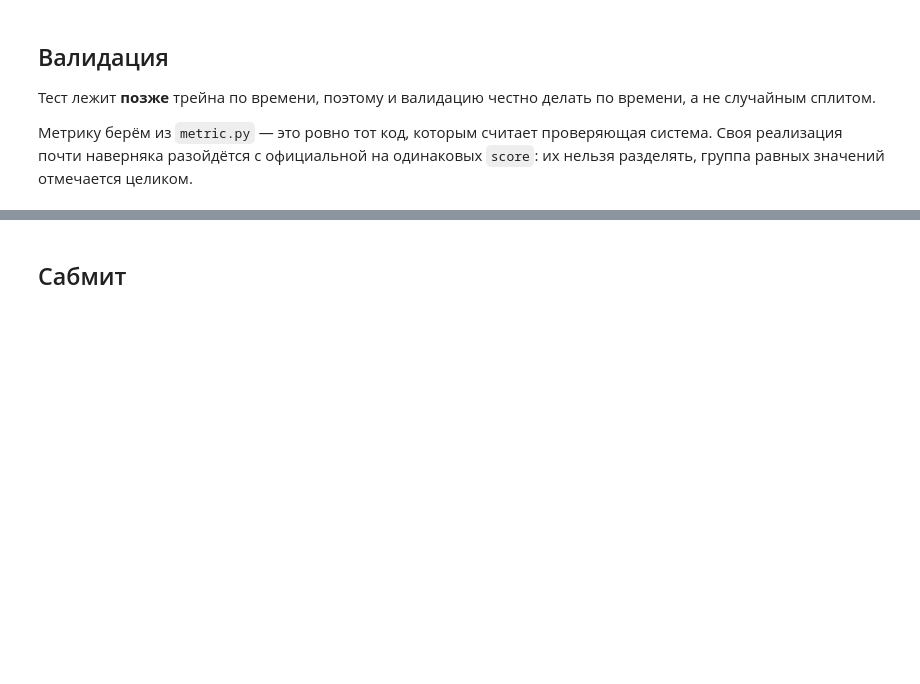
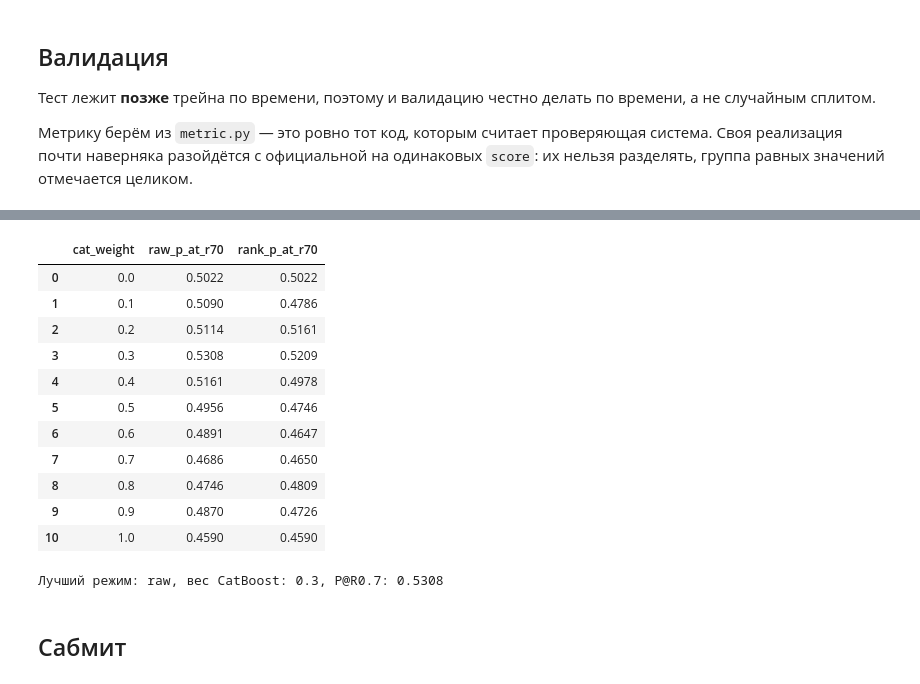
Before and after one commit to leaderpartiii/avito-bootcamp-fall, a Jupyter notebook: quickstart.ipynb, the cells around one changed output, grey strips where cells are left out. Cells and saved outputs as stored; diff of their text form; code cells hidden in the pictures; blank space fills up the shorter version.

```diff
--- a/quickstart.ipynb
+++ b/quickstart.ipynb
@@ -210,3 +348,45 @@ P@R0.7 на валидации: 0.4934
+# %%
+# Подбираем вес ансамбля только на временной валидации.
+def rank01(values):
+    return pd.Series(values).rank(method='average', pct=True).to_numpy()
+
+blend_results = []
+for cat_weight in np.linspace(0, 1, 11):
+    raw_score = cat_weight * cat_val_preds + (1 - cat_weight) * val_preds
+    rank_score = cat_weight * rank01(cat_val_preds) + (1 - cat_weight) * rank01(val_preds)
+    blend_results.append({
+        'cat_weight': cat_weight,
+        'raw_p_at_r70': precision_at_recall(y_val_fold, raw_score),
+        'rank_p_at_r70': precision_at_recall(y_val_fold, rank_score),
+    })
+
+blend_results = pd.DataFrame(blend_results)
+display(blend_results.round(4))
+best_raw = blend_results.loc[blend_results.raw_p_at_r70.idxmax()]
+best_rank = blend_results.loc[blend_results.rank_p_at_r70.idxmax()]
+if best_rank.rank_p_at_r70 > best_raw.raw_p_at_r70:
+    ensemble_mode = 'rank'
+    ensemble_cat_weight = float(best_rank.cat_weight)
+    ensemble_val_score = float(best_rank.rank_p_at_r70)
+else:
+    ensemble_mode = 'raw'
+    ensemble_cat_weight = float(best_raw.cat_weight)
+    ensemble_val_score = float(best_raw.raw_p_at_r70)
+print(f'Лучший режим: {ensemble_mode}, вес CatBoost: {ensemble_cat_weight:.1f}, P@R0.7: {ensemble_val_score:.4f}')
+# %% [output]
+|  | cat_weight | raw_p_at_r70 | rank_p_at_r70 |
+| 0 | 0.0 | 0.5022 | 0.5022 |
+| 1 | 0.1 | 0.5090 | 0.4786 |
+| 2 | 0.2 | 0.5114 | 0.5161 |
+| 3 | 0.3 | 0.5308 | 0.5209 |
+| 4 | 0.4 | 0.5161 | 0.4978 |
+| 5 | 0.5 | 0.4956 | 0.4746 |
+| 6 | 0.6 | 0.4891 | 0.4647 |
+| 7 | 0.7 | 0.4686 | 0.4650 |
+| 8 | 0.8 | 0.4746 | 0.4809 |
+| 9 | 0.9 | 0.4870 | 0.4726 |
+| 10 | 1.0 | 0.4590 | 0.4590 |
+Лучший режим: raw, вес CatBoost: 0.3, P@R0.7: 0.5308
 # %% [markdown]
 ## Сабмит
 # %%
```
Also changed, not shown: parts of 8 cells of this notebook, 3 other files.
